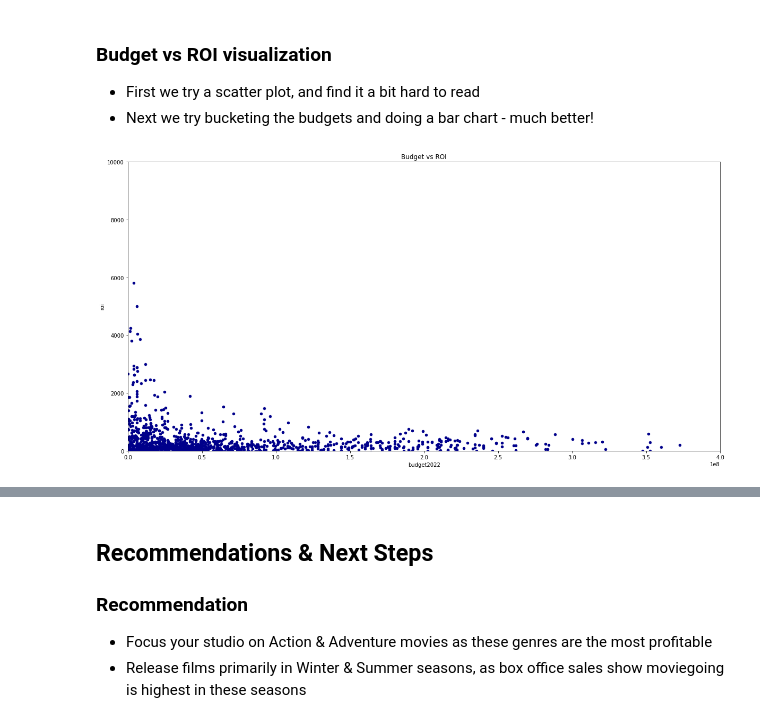
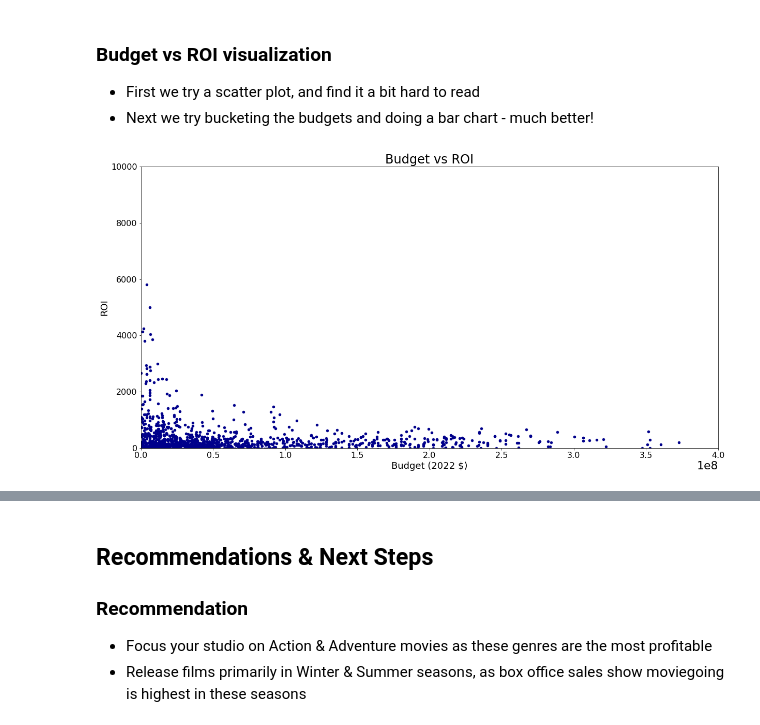
Before and after one commit to steve-gomes/dsc-phase-1-project-v2-4, a Jupyter notebook: student.ipynb, the cells around one changed output, grey strips where cells are left out. Cells and saved outputs as stored; diff of their text form; code cells hidden in the pictures.

```diff
--- a/student.ipynb
+++ b/student.ipynb
@@ -203,7 +204,7 @@ clean_budgets["roi"] = 100 * clean_budgets["net2022"] / clean_budgets["budget202
 
 # bin movie budgets into 50M buckets
 bins = [0, 0.5e8, 1e8, 1.5e8, 2e8, 2.5e8, 3e8, 3.5e8, 4e8, 4.5e8, 5e8, 5.5e8, 6e8]
-blabel = [0.5e8, 1e8, 1.5e8, 2e8, 2.5e8, 3e8, 3.5e8, 4e8, 4.5e8, 5e8, 5.5e8, 6e8]
+blabel = ['50M', '100M', '150M', '200M', '250M', '300M', '350M', '400M', '450M', '500M', '550M', '600M']
 
 
 clean_budgets['budget2022bin'] = pd.cut(clean_budgets['budget2022'], bins,labels=blabel)
@@ -225,0 +261,5 @@ clean_budgets
+# %%
+# remove dupes
+clean_budgets = clean_budgets.drop_duplicates()
+clean_budgets.info()
+# removes 4 rows
@@ -363,16 +528,18 @@ plt.show()
 # %%
 #budget2022 vs #net2022
 
 # clean_budgets
 ax5 = clean_budgets.plot.scatter(x='budget2022',y='roi',c='DarkBlue')
 plt.xlim(0, 4e8)
 plt.ylim(0, 10000)
-ax5.set_title('Budget vs ROI')
-ax2.set_xlabel('Budget (2022 $)')
-ax2.set_ylabel('ROI')
+ax5.tick_params(axis='both', which='major', labelsize=16)
+ax5.set_title('Budget vs ROI', fontsize=24)
+ax5.set_xlabel('Budget (2022 $)', fontsize=18)
+ax5.set_ylabel('ROI', fontsize=18)
+
 plt.show()
 # %% [output]
-[figure, old version]
+[figure, new version]
 # %%
 # bucketed ROI by budget graph
 avg_roi = clean_budgets[['budget2022bin','roi']].groupby('budget2022bin').mean()
```
Also changed, not shown: parts of 19 cells of this notebook, 9 other files.
